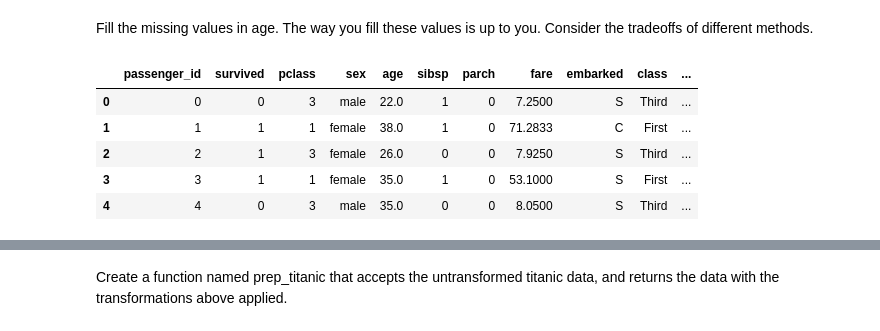
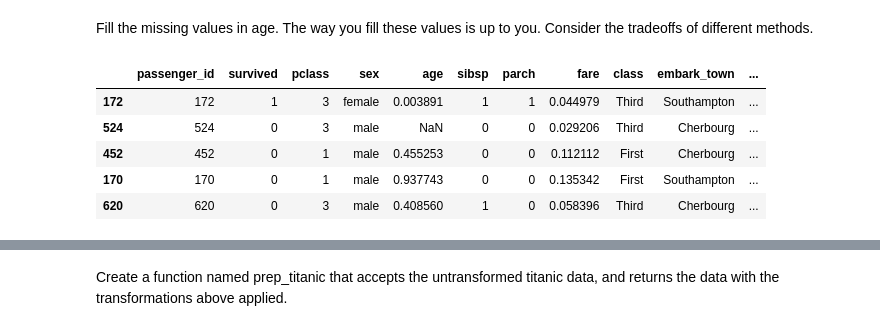
Before and after one commit to guedanie/ds-methodologies-exercises, a Jupyter notebook: classification/classification_exercises.ipynb, the cells around one changed output, grey strips where cells are left out. Saved outputs shown, nothing was run; the diff lists cells and outputs as text; code cells hidden in the pictures.

```diff
--- a/classification/classification_exercises.ipynb
+++ b/classification/classification_exercises.ipynb
@@ -340,11 +359,11 @@ test["fare"] = test_scaled["fare"]
 # %% [markdown]
 Fill the missing values in age. The way you fill these values is up to you. Consider the tradeoffs of different methods.
 # %%
-titanic.head()
+test.head()
 # %% [output]
-|  | passenger_id | survived | pclass | sex | age | sibsp | parch | fare | embarked | class | ... |
-| 0 | 0 | 0 | 3 | male | 22.0 | 1 | 0 | 7.2500 | S | Third | ... |
-| 1 | 1 | 1 | 1 | female | 38.0 | 1 | 0 | 71.2833 | C | First | ... |
-| 2 | 2 | 1 | 3 | female | 26.0 | 0 | 0 | 7.9250 | S | Third | ... |
-| 3 | 3 | 1 | 1 | female | 35.0 | 1 | 0 | 53.1000 | S | First | ... |
-| 4 | 4 | 0 | 3 | male | 35.0 | 0 | 0 | 8.0500 | S | Third | ... |
+|  | passenger_id | survived | pclass | sex | age | sibsp | parch | fare | class | embark_town | ... |
+| 172 | 172 | 1 | 3 | female | 0.003891 | 1 | 1 | 0.044979 | Third | Southampton | ... |
+| 524 | 524 | 0 | 3 | male | NaN | 0 | 0 | 0.029206 | Third | Cherbourg | ... |
+| 452 | 452 | 0 | 1 | male | 0.455253 | 0 | 0 | 0.112112 | First | Cherbourg | ... |
+| 170 | 170 | 0 | 1 | male | 0.937743 | 0 | 0 | 0.135342 | First | Southampton | ... |
+| 620 | 620 | 0 | 3 | male | 0.408560 | 1 | 0 | 0.058396 | Third | Cherbourg | ... |
```
Also changed, not shown: parts of 10 cells of this notebook.
